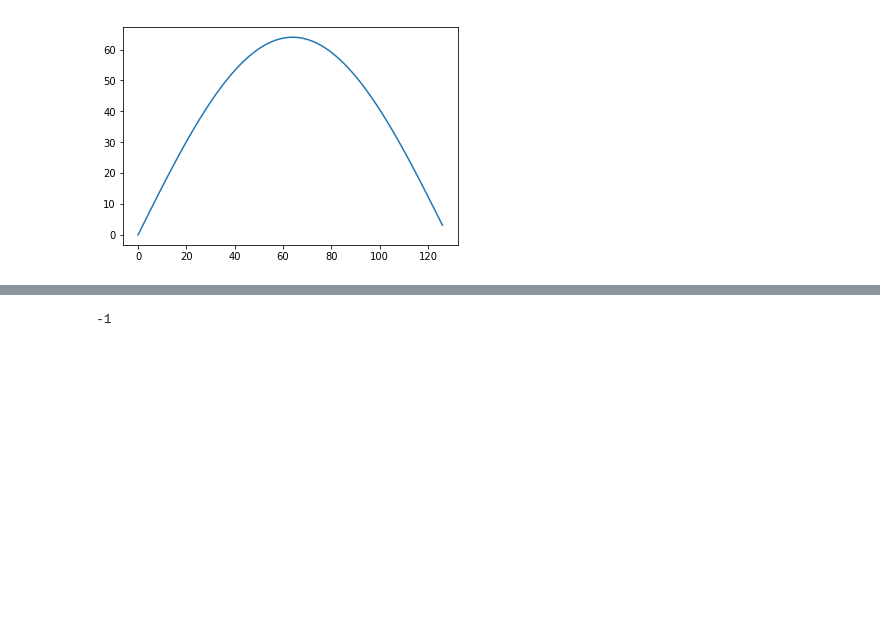
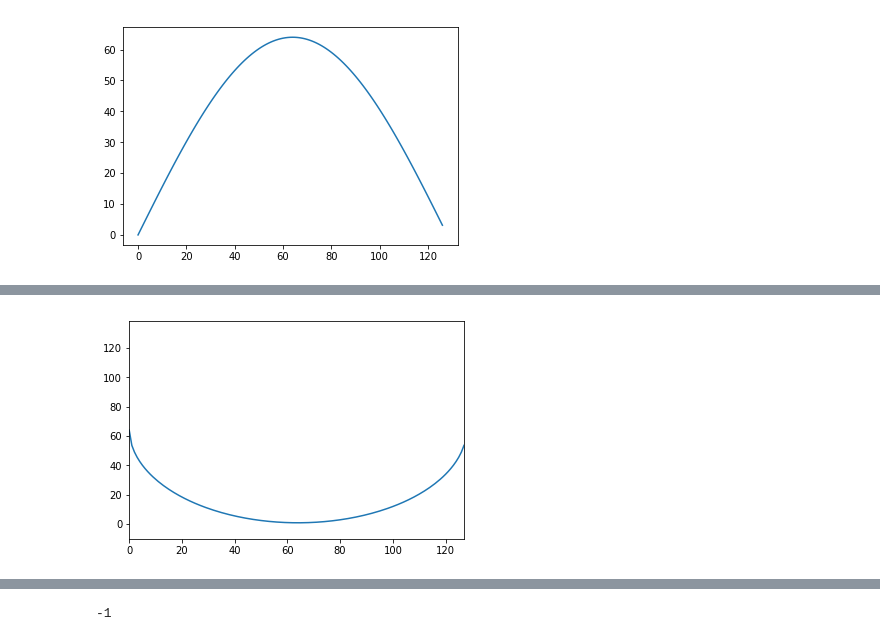
Before and after one commit to drmattyg/happiness, a Jupyter notebook: happiness.ipynb, the cells around one changed output, grey strips where cells are left out. Saved outputs shown, nothing was run; the diff lists cells and outputs as text; code cells hidden in the pictures; blank space fills up the shorter version.

```diff
--- a/happiness.ipynb
+++ b/happiness.ipynb
@@ -48,3 +48,7 @@ for v in np.arange(-1.0, 1.0, 0.2):
+# %%
+happy_circle(1)
+# %% [output]
+[figure, added]
 # %%
 happy_circle(-1)
 # %% [output]
```
Also changed, not shown: parts of 6 cells of this notebook.
